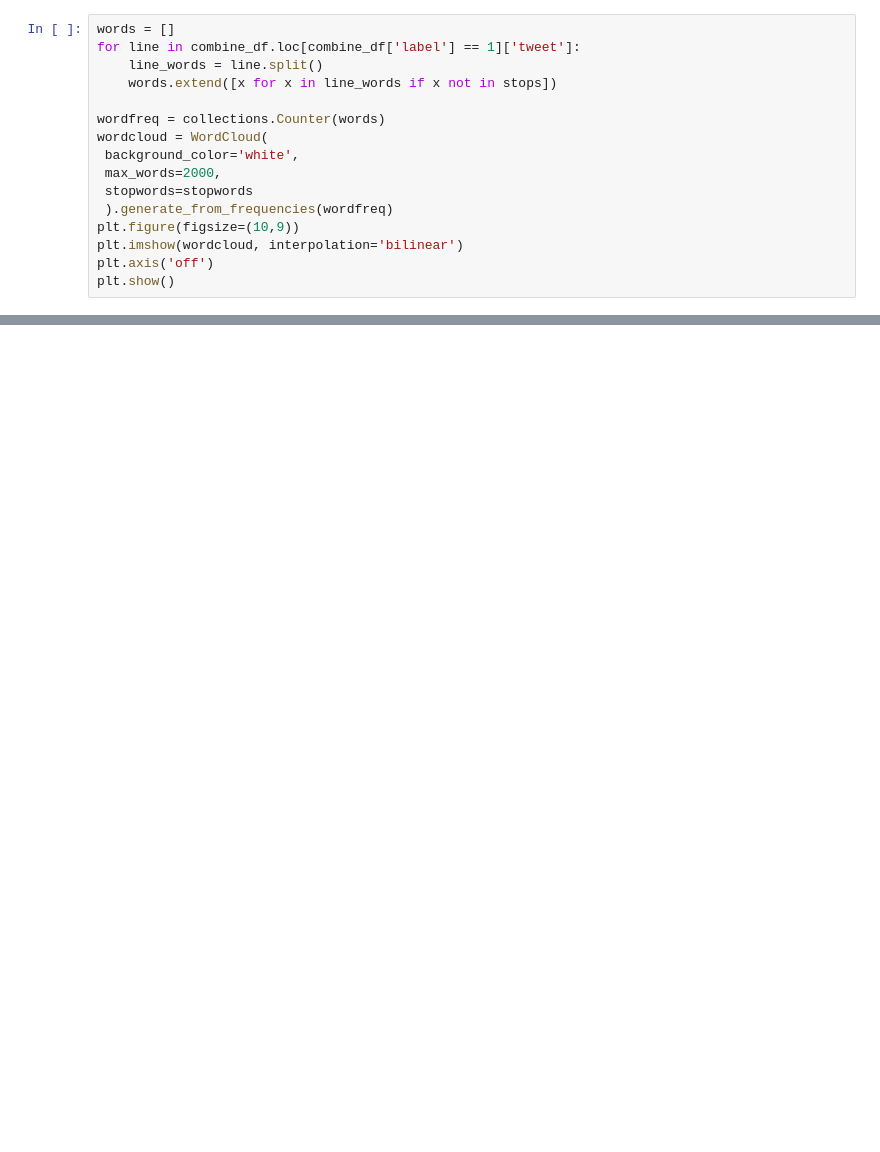
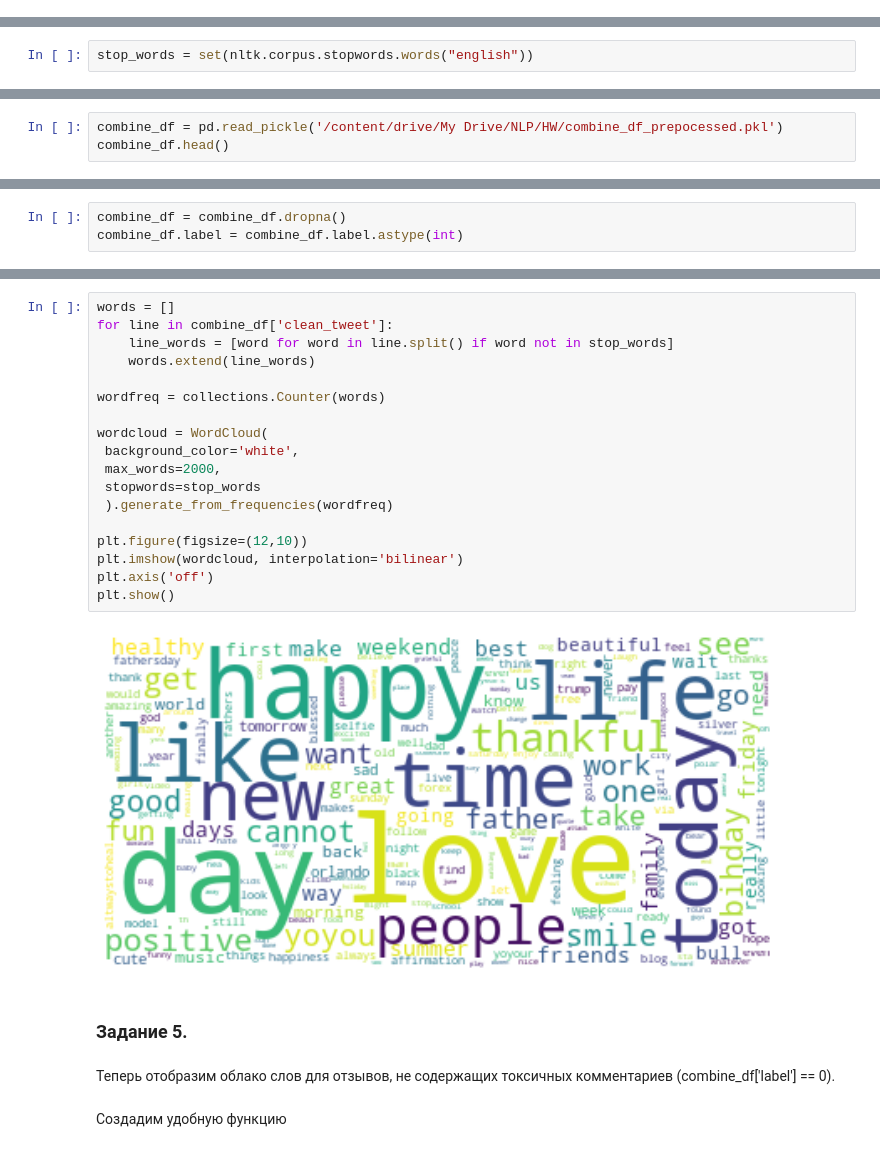
Before and after one commit to fdima/BG-ML-NLP, a Jupyter notebook: HW4/hw4.ipynb, the cells around one changed output, grey strips where cells are left out. Saved outputs shown, nothing was run; the diff lists cells and outputs as text; blank space fills up the shorter version.

```diff
--- a/HW4/hw4.ipynb
+++ b/HW4/hw4.ipynb
@@ -239,16 +0,0 @@ plt.show()
-# %%
-words = []
-for line in combine_df.loc[combine_df['label'] == 1]['tweet']:
-    line_words = line.split()
-    words.extend([x for x in line_words if x not in stops])
-
-wordfreq = collections.Counter(words)
-wordcloud = WordCloud(
- background_color='white',
- max_words=2000,
- stopwords=stopwords
- ).generate_from_frequencies(wordfreq)
-plt.figure(figsize=(10,9))
-plt.imshow(wordcloud, interpolation='bilinear')
-plt.axis('off')
-plt.show()
@@ -256,0 +30,2 @@ plt.show()
+# %%
+stop_words = set(nltk.corpus.stopwords.words("english"))
@@ -256,0 +47,3 @@ plt.show()
+# %%
+combine_df = pd.read_pickle('/content/drive/My Drive/NLP/HW/combine_df_prepocessed.pkl')
+combine_df.head()
@@ -256,0 +74,3 @@ plt.show()
+# %%
+combine_df = combine_df.dropna()
+combine_df.label = combine_df.label.astype(int)
@@ -256,0 +224,26 @@ plt.show()
+# %%
+words = []
+for line in combine_df['clean_tweet']:
+    line_words = [word for word in line.split() if word not in stop_words]
+    words.extend(line_words)
+
+wordfreq = collections.Counter(words)
+
+wordcloud = WordCloud(
+ background_color='white',
+ max_words=2000,
+ stopwords=stop_words
+ ).generate_from_frequencies(wordfreq)
+
+plt.figure(figsize=(12,10))
+plt.imshow(wordcloud, interpolation='bilinear')
+plt.axis('off')
+plt.show()
+# %% [output]
+[figure, added]
+# %% [markdown]
+### Задание 5.
+# %% [markdown]
+Теперь отобразим облако слов для отзывов, не содержащих токсичных комментариев (combine_df['label'] == 0).
+# %% [markdown]
+Создадим удобную функцию
```
Also changed, not shown: parts of 60 cells of this notebook.
